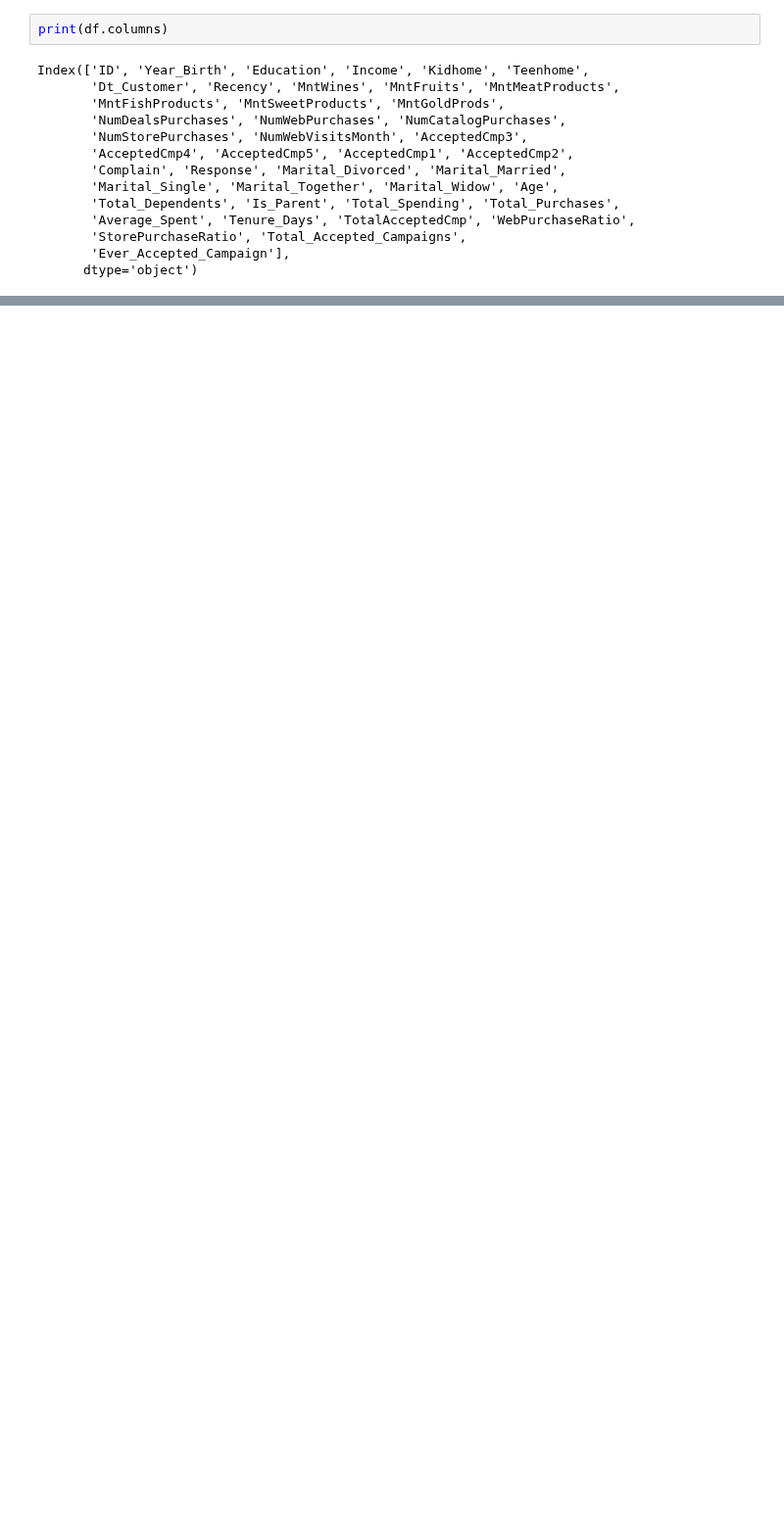
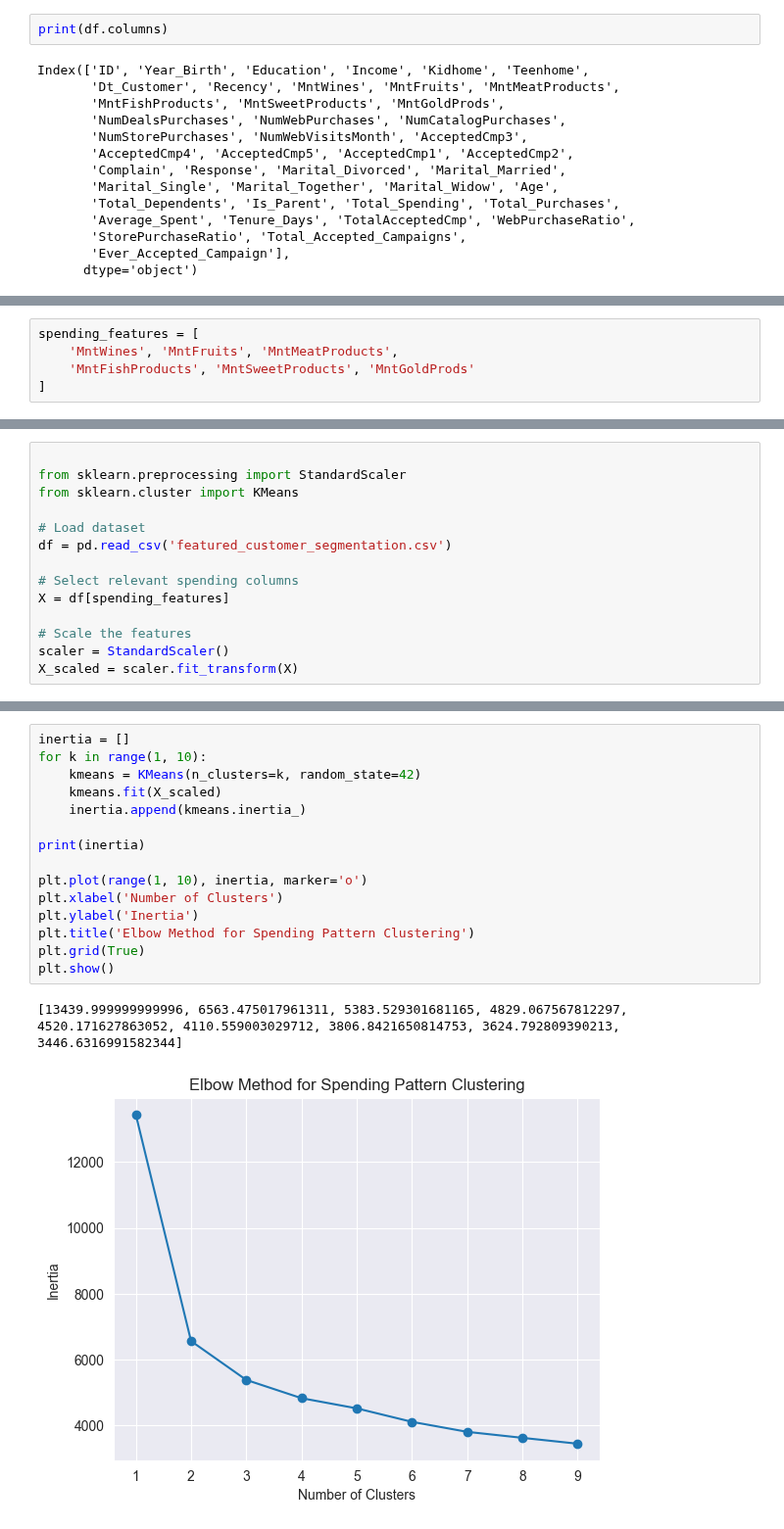
Before and after one commit to martinaainembabazi/GROUP-D-DATA-SCIENCE-PROJECT-ON-CUSTOMER-SEGMENTATION, a Jupyter notebook: customersegmentation.ipynb, the cells around one changed output, grey strips where cells are left out. Shown at 98% size. Drawn from its saved outputs; the diff is of its cells as text; blank space fills up the shorter version.

Commit message:
fixed the ccsv saving and also made spending pattern clasters

```diff
--- a/customersegmentation.ipynb
+++ b/customersegmentation.ipynb
@@ -624,0 +642,5 @@ Index(['ID', 'Year_Birth', 'Education', 'Income', 'Kidhome', 'Teenhome',
+# %%
+spending_features = [
+    'MntWines', 'MntFruits', 'MntMeatProducts',
+    'MntFishProducts', 'MntSweetProducts', 'MntGoldProds'
+]
@@ -624,0 +649,14 @@ Index(['ID', 'Year_Birth', 'Education', 'Income', 'Kidhome', 'Teenhome',
+# %%
+
+from sklearn.preprocessing import StandardScaler
+from sklearn.cluster import KMeans
+
+# Load dataset
+df = pd.read_csv('featured_customer_segmentation.csv')
+
+# Select relevant spending columns
+X = df[spending_features]
+
+# Scale the features
+scaler = StandardScaler()
+X_scaled = scaler.fit_transform(X)
@@ -624,0 +665,18 @@ Index(['ID', 'Year_Birth', 'Education', 'Income', 'Kidhome', 'Teenhome',
+# %%
+inertia = []
+for k in range(1, 10):
+    kmeans = KMeans(n_clusters=k, random_state=42)
+    kmeans.fit(X_scaled)
+    inertia.append(kmeans.inertia_)
+
+print(inertia)
+
+plt.plot(range(1, 10), inertia, marker='o')
+plt.xlabel('Number of Clusters')
+plt.ylabel('Inertia')
+plt.title('Elbow Method for Spending Pattern Clustering')
+plt.grid(True)
+plt.show()
+# %% [output]
+[13439.999999999996, 6563.475017961311, 5383.529301681165, 4829.067567812297, 4520.171627863052, 4110.559003029712, 3806.8421650814753, 3624.792809390213, 3446.6316991582344]
+[figure, added]
```
Also changed, not shown: parts of 8 cells of this notebook.
